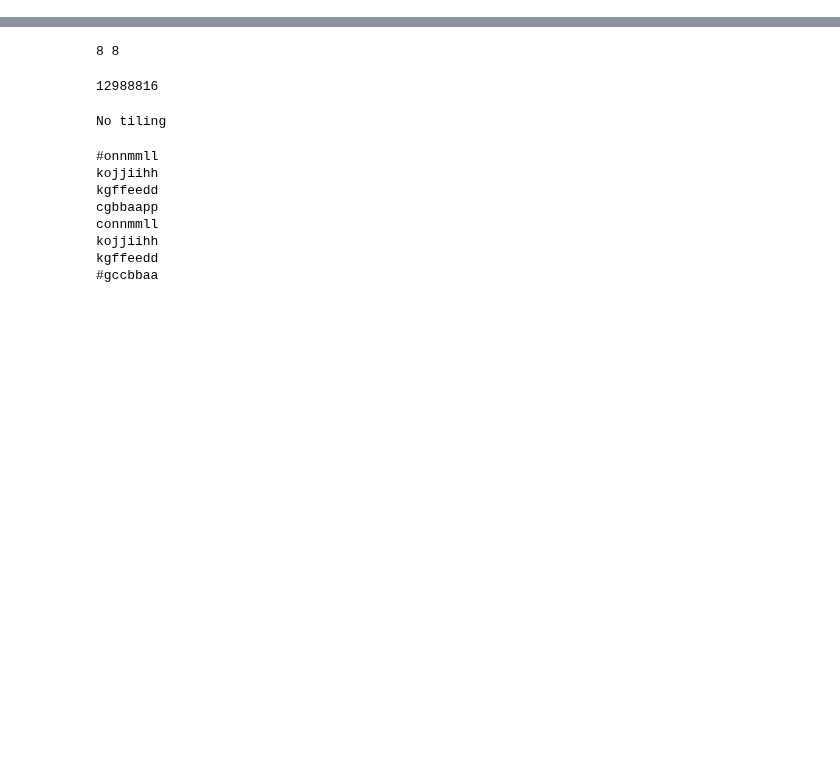
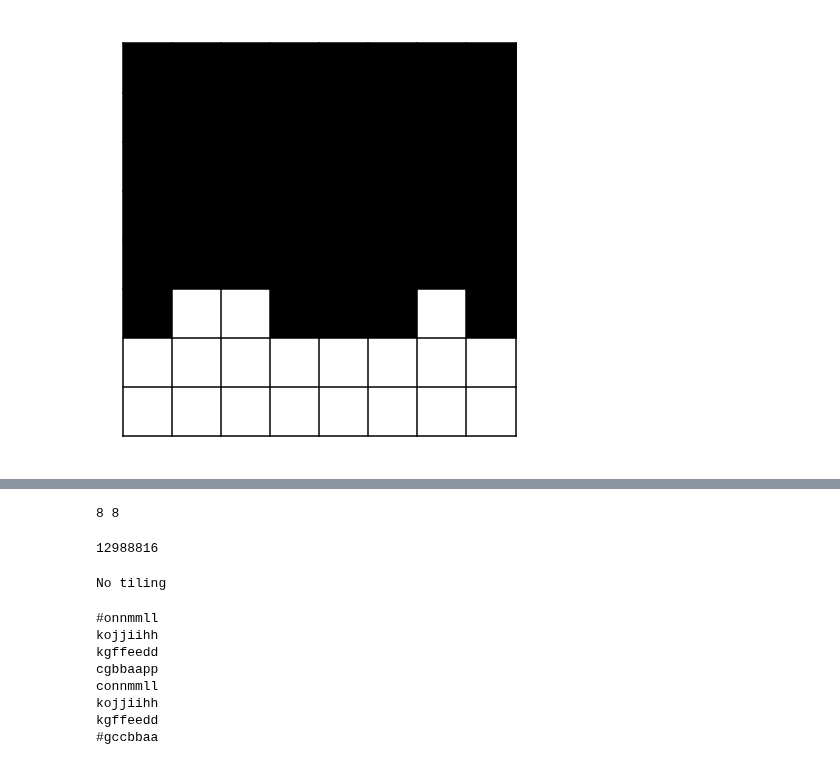
Before and after one commit to Malkovsky/interactive-visualization, a Jupyter notebook: domino_tiling.ipynb, the cells around one changed output, grey strips where cells are left out. Drawn from its saved outputs; the diff is of its cells as text; code cells hidden in the pictures; blank space fills up the shorter version.

```diff
--- a/domino_tiling.ipynb
+++ b/domino_tiling.ipynb
@@ -0,0 +118,5 @@
+# %%
+fig = [[-1 if i < 5 else (-1 if i == 5 and (random.randint(1, 10) <= 4) else -2) for j in range(8)] for i in range(8)]
+draw_filling(fig)
+# %% [output]
+[figure, added]
```
Also changed, not shown: parts of 13 cells of this notebook.
